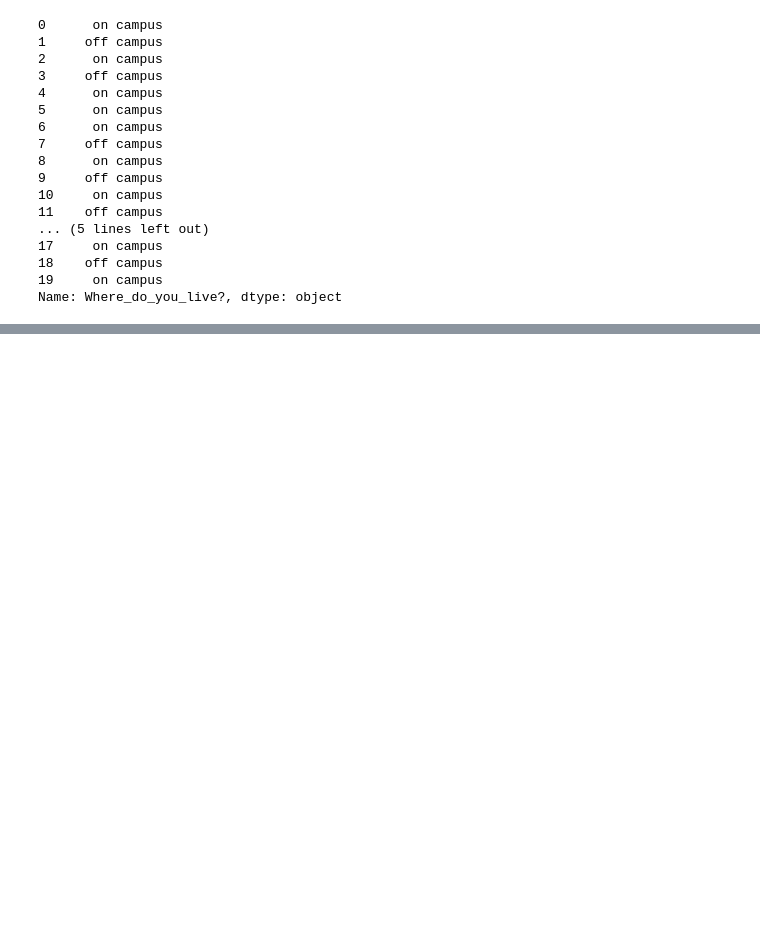
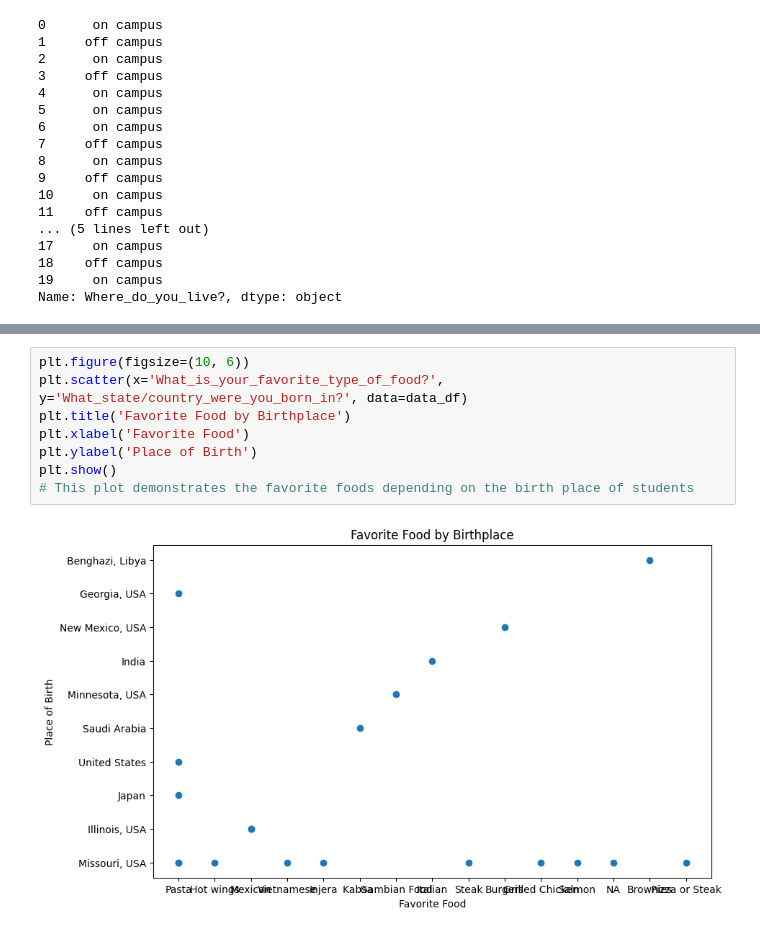
Before and after one commit to wschmitz1/wyatt_csci_1070_2, a Jupyter notebook: Homework4.ipynb, the cells around one changed output, grey strips where cells are left out. Saved outputs shown, nothing was run; the diff lists cells and outputs as text; blank space fills up the shorter version.

```diff
--- a/Homework4.ipynb
+++ b/Homework4.ipynb
@@ -319,0 +231,10 @@ Name: Where_do_you_live?, dtype: object
+# %%
+plt.figure(figsize=(10, 6))
+plt.scatter(x='What_is_your_favorite_type_of_food?', y='What_state/country_were_you_born_in?', data=data_df)
+plt.title('Favorite Food by Birthplace')
+plt.xlabel('Favorite Food')
+plt.ylabel('Place of Birth')
+plt.show()
+# This plot demonstrates the favorite foods depending on the birth place of students
+# %% [output]
+[figure, added]
```
Also changed, not shown: parts of 9 cells of this notebook.
